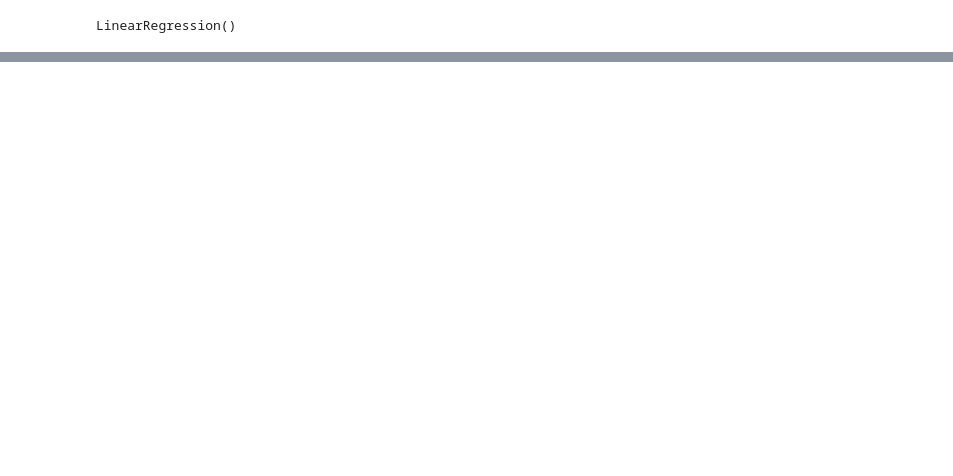
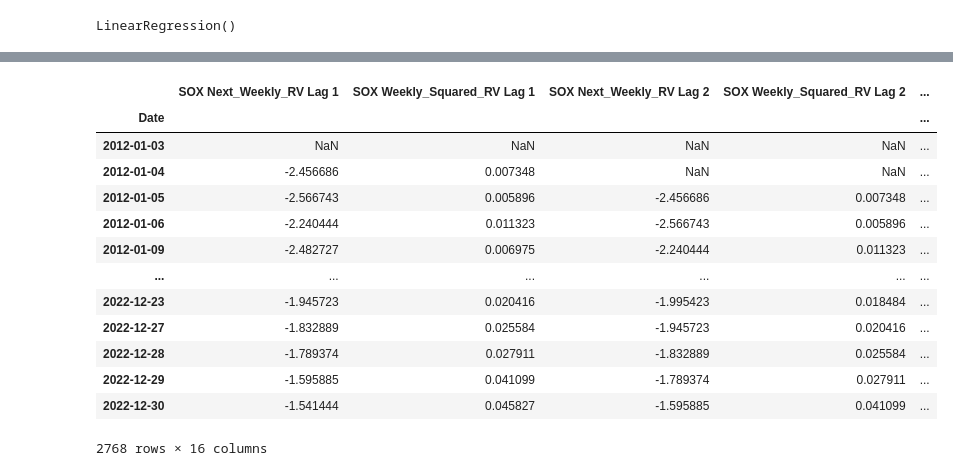
Before and after one commit to gjm826f8/NUS-FT5005-Project, a Jupyter notebook: Model.ipynb, the cells around one changed output, grey strips where cells are left out. Saved outputs shown, nothing was run; the diff lists cells and outputs as text; code cells hidden in the pictures; blank space fills up the shorter version.

```diff
--- a/Model.ipynb
+++ b/Model.ipynb
@@ -273,0 +322,26 @@ LGBMRegressor(colsample_bytree=0.6387891235129918,
+# %%
+data_lag = pd.DataFrame()
+for i in range(1, 9):
+    # Add new columns name 'SOX Next_Weekly_RV Lag 1', 'SOX Next_Weekly_RV Lag 2', 'SOX Next_Weekly_RV Lag 3', 'SOX Next_Weekly_RV Lag 4', 'SOX Next_Weekly_RV Lag 5', 'SOX Next_Weekly_RV Lag 6', 'SOX Next_Weekly_RV Lag 7', 'SOX Next_Weekly_RV Lag 8'
+    data_lag[f'SOX Next_Weekly_RV Lag {i}'] = data['SOX Next_Weekly_RV'].shift(i)
+    # Add new columns name 'SOX Next_Weekly_Log_RV Lag 1', 'SOX Next_Weekly_Log_RV Lag 2', 'SOX Next_Weekly_Log_RV Lag 3', 'SOX Next_Weekly_Log_RV Lag 4', 'SOX Next_Weekly_Log_RV Lag 5', 'SOX Next_Weekly_Log_RV Lag 6', 'SOX Next_Weekly_Log_RV Lag 7', 'SOX Next_Weekly_Log_RV Lag 8'
+    data_lag[f'SOX Next_Weekly_RV Lag {i}'] = np.log(data['SOX Next_Weekly_RV']).shift(i)
+    # Add new columns name 'SOX Next_Weekly_Squared_RV Lag 1', 'SOX Next_Weekly_Squared_RV Lag 2', 'SOX Next_Weekly_Squared_RV Lag 3', 'SOX Next_Weekly_Squared_RV Lag 4', 'SOX Next_Weekly_Squared_RV Lag 5', 'SOX Next_Weekly_Squared_RV Lag 6', 'SOX Next_Weekly_Squared_RV Lag 7', 'SOX Next_Weekly_Squared_RV Lag 8'
+    data_lag[f'SOX Weekly_Squared_RV Lag {i}'] = (data['SOX Next_Weekly_RV']**2).shift(i)
+
+data_lag
+# %% [output]
+|  | SOX Next_Weekly_RV Lag 1 | SOX Weekly_Squared_RV Lag 1 | SOX Next_Weekly_RV Lag 2 | SOX Weekly_Squared_RV Lag 2 | ... |
+| Date |  |  |  |  | ... |
+| 2012-01-03 | NaN | NaN | NaN | NaN | ... |
+| 2012-01-04 | -2.456686 | 0.007348 | NaN | NaN | ... |
+| 2012-01-05 | -2.566743 | 0.005896 | -2.456686 | 0.007348 | ... |
+| 2012-01-06 | -2.240444 | 0.011323 | -2.566743 | 0.005896 | ... |
+| 2012-01-09 | -2.482727 | 0.006975 | -2.240444 | 0.011323 | ... |
+| ... | ... | ... | ... | ... | ... |
+| 2022-12-23 | -1.945723 | 0.020416 | -1.995423 | 0.018484 | ... |
+| 2022-12-27 | -1.832889 | 0.025584 | -1.945723 | 0.020416 | ... |
+| 2022-12-28 | -1.789374 | 0.027911 | -1.832889 | 0.025584 | ... |
+| 2022-12-29 | -1.595885 | 0.041099 | -1.789374 | 0.027911 | ... |
+| 2022-12-30 | -1.541444 | 0.045827 | -1.595885 | 0.041099 | ... |
+2768 rows × 16 columns
```
Also changed, not shown: parts of 31 cells of this notebook.
